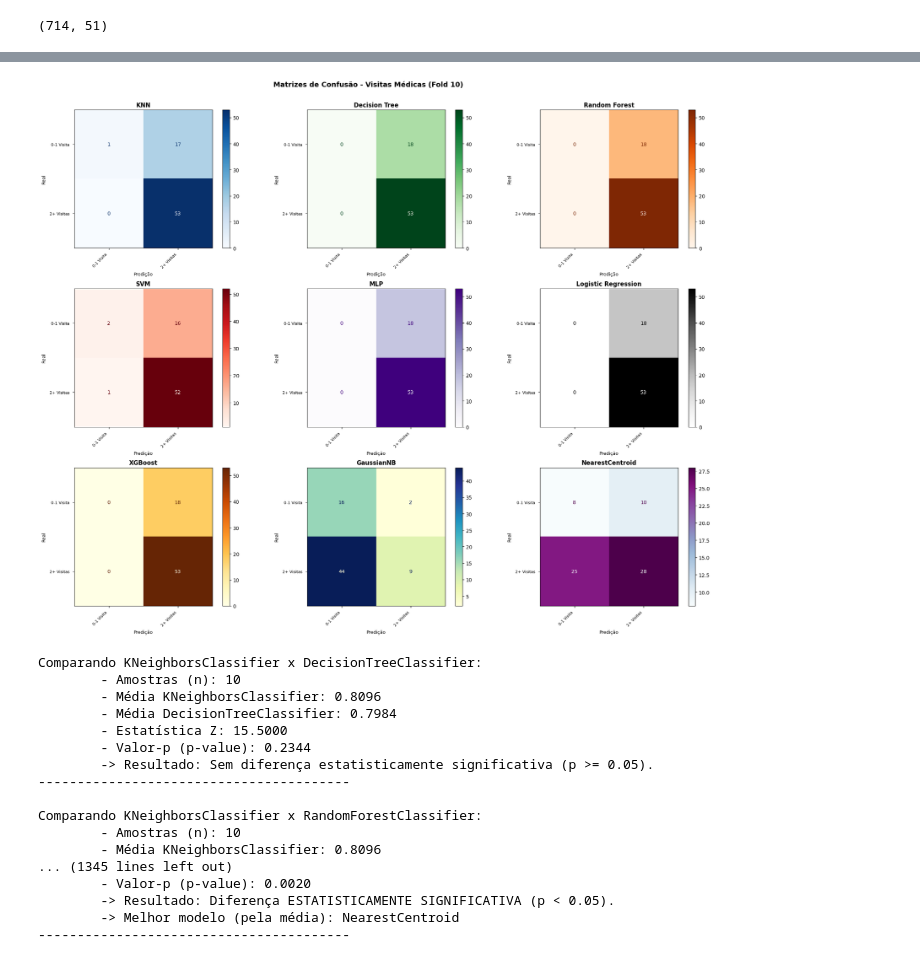
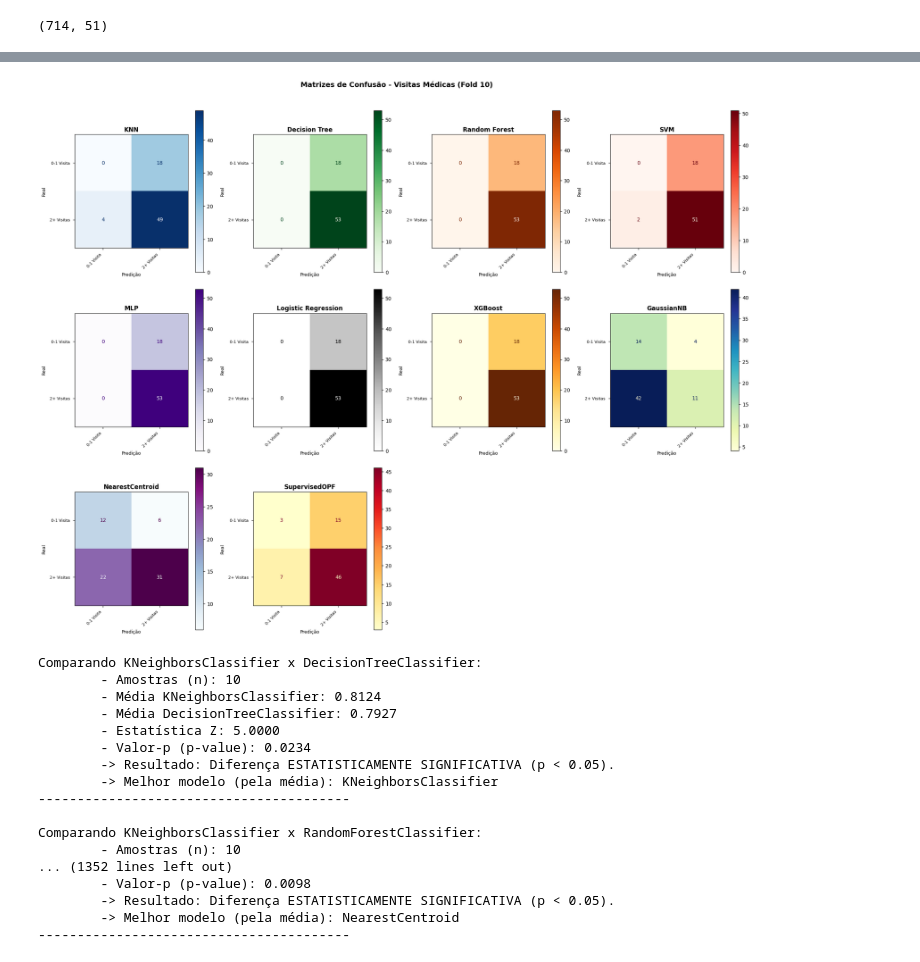
Before and after one commit to pkziinn10/Analyze-the-use-of-medical-services-by-the-elderly, a Jupyter notebook: src/AUSMI.ipynb, the cells around one changed output, grey strips where cells are left out. Saved outputs shown, nothing was run; the diff lists cells and outputs as text; code cells hidden in the pictures.

Commit message:
feat: Adding graphic IC 95% and algorithm OPF

```diff
--- a/src/AUSMI.ipynb
+++ b/src/AUSMI.ipynb
@@ -646,20 +670,21 @@ confusion_matrices_LR = []
 confusion_matrices_XGB = []
 confusion_matrices_NB = []
 confusion_matrices_NC = []
+confusion_matrices_OPF = []
 # %%
 # Estrutura para guardar os resultados do MDI
 resultados_mdi = {
-    'DT': [], 'RF': [], 'XGB': []
+    'DT': [], 'RF': [], 'XGB': [], 'OPF': []
 }
 # %%
 gridsearch_results_f1 = {
     'KNN': [], 'DT': [], 'RF': [], 'SVM': [],
-    'MLP': [], 'LR': [], 'XGB': [], 'NB': [], 'NC': []
+    'MLP': [], 'LR': [], 'XGB': [], 'NB': [], 'NC': [], 'OPF': []
 }
 # %%
 gridsearch_results_acc = {
     'KNN': [], 'DT': [], 'RF': [], 'SVM': [],
-    'MLP': [], 'LR': [], 'XGB': [], 'NB': [], 'NC': []
+    'MLP': [], 'LR': [], 'XGB': [], 'NB': [], 'NC': [], 'OPF': []
 }
 # %%
 # função de seleção f1_macro na validação interna
@@ -1539,32 +1477,32 @@ DecisionTreeClassifier:
 # %%
 plt.figure(figsize=(20, 16))  # altura maior para 3 linhas
-models = ['KNN', 'Decision Tree', 'Random Forest', 'SVM', 'MLP', 'Logistic Regression', 'XGBoost', 'GaussianNB', 'NearestCentroid']
-confusion_matrices = [cm_knn, cm_dt, cm_rf, cm_svm, cm_mlp, cm_lr, cm_xgb, cm_nb, cm_nc]
-colors = ['Blues', 'Greens', 'Oranges', 'Reds', 'Purples', 'Greys', 'YlOrBr', 'YlGnBu', 'BuPu']
+models = ['KNN', 'Decision Tree', 'Random Forest', 'SVM', 'MLP', 'Logistic Regression', 'XGBoost', 'GaussianNB', 'NearestCentroid', 'SupervisedOPF']
+confusion_matrices = [cm_knn, cm_dt, cm_rf, cm_svm, cm_mlp, cm_lr, cm_xgb, cm_nb, cm_nc, cm_opf]
+colors = ['Blues', 'Greens', 'Oranges', 'Reds', 'Purples', 'Greys', 'YlOrBr', 'YlGnBu', 'BuPu', 'YlOrRd']
 
 class_labels = [' 0-1 Visita ', ' 2+ Visitas ']
 
 for j, (model, cm, color) in enumerate(zip(models, confusion_matrices, colors)):
-    plt.subplot(3, 3, j+1)  # ← (3, 3) em vez de (2, 4)
+    plt.subplot(3, 4, j+1)  # ← (3, 4) em vez de (2, 4)
 
     disp = ConfusionMatrixDisplay(confusion_matrix=cm, display_labels=class_labels)
     disp.plot(cmap=color, ax=plt.gca(), values_format='d')
 
     plt.title(f'{model}', fontsize=12, fontweight='bold')
     plt.xlabel('Predição', fontsize=9)
     plt.ylabel('Real', fontsize=9)
 
     plt.xticks(rotation=45, ha='right', fontsize=8)
     plt.yticks(fontsize=8)
 
 plt.suptitle(f'Matrizes de Confusão - Visitas Médicas (Fold {i+1})',
              fontsize=14, fontweight='bold')
 
 plt.tight_layout()
 plt.subplots_adjust(top=0.93)
 plt.show()
 # %% [output]
-[figure, old version]
+[figure, new version]
 # %%
 all_metrics_results = {
     'Acurácia': [
@@ -1576,7 +1514,8 @@ all_metrics_results = {
         ('LogisticRegression', acc_test_scores_LR),
         ('XGBClassifier', acc_test_scores_XGB),
         ('GaussianNB', acc_test_scores_NB),
-        ('NearestCentroid', acc_test_scores_NC)
+        ('NearestCentroid', acc_test_scores_NC),
+        ('SupervisedOPF', acc_test_scores_OPF)
 
     ],
     'Precisão': [
@@ -1588,7 +1527,8 @@ all_metrics_results = {
         ('LogisticRegression', precision_test_scores_LR),
         ('XGBClassifier', precision_test_scores_XGB),
         ('GaussianNB', precision_test_scores_NB),
-        ('NearestCentroid', precision_test_scores_NC)
+        ('NearestCentroid', precision_test_scores_NC),
+        ('SupervisedOPF', precision_test_scores_OPF)
 
     ],
     'Recall': [
@@ -1600,7 +1540,8 @@ all_metrics_results = {
         ('LogisticRegression', recall_test_scores_LR),
         ('XGBClassifier', recall_test_scores_XGB),
         ('GaussianNB', recall_test_scores_NB),
-        ('NearestCentroid', recall_test_scores_NC)
+        ('NearestCentroid', recall_test_scores_NC),
+        ('SupervisedOPF', recall_test_scores_OPF)
 
     ],
     'F1-Score': [
@@ -1612,7 +1553,20 @@ all_metrics_results = {
         ('LogisticRegression', f1_test_scores_LR),
         ('XGBClassifier', f1_test_scores_XGB),
         ('GaussianNB', f1_test_scores_NB),
-        ('NearestCentroid', f1_test_scores_NC)
+        ('NearestCentroid', f1_test_scores_NC),
+        ('SupervisedOPF', f1_test_scores_OPF)
+    ],
+    'AUROC': [
+        ('KNeighborsClassifier', auroc_test_scores_KNN),
+        ('DecisionTreeClassifier', auroc_test_scores_DT),
+        ('RandomForestClassifier', auroc_test_scores_RF),
+        ('SVM', auroc_test_scores_SVM),
+        ('MLPClassifier', auroc_test_scores_MLP),
+        ('LogisticRegression', auroc_test_scores_LR),
+        ('XGBClassifier', auroc_test_scores_XGB),
+        ('GaussianNB', auroc_test_scores_NB),
+        ('NearestCentroid', auroc_test_scores_NC),
+        ('SupervisedOPF', auroc_test_scores_OPF)
     ]
 }
 
@@ -1666,18 +1620,18 @@ for metric_name, model_scores_list in all_metrics_results.items():
 # %% [output]
 Comparando KNeighborsClassifier x DecisionTreeClassifier:
         - Amostras (n): 10
-        - Média KNeighborsClassifier: 0.8096
-        - Média DecisionTreeClassifier: 0.7984
-        - Estatística Z: 15.5000
-        - Valor-p (p-value): 0.2344
-        -> Resultado: Sem diferença estatisticamente significativa (p >= 0.05).
+        - Média KNeighborsClassifier: 0.8124
+        - Média DecisionTreeClassifier: 0.7927
+        - Estatística Z: 5.0000
+        - Valor-p (p-value): 0.0234
+        -> Resultado: Diferença ESTATISTICAMENTE SIGNIFICATIVA (p < 0.05).
+        -> Melhor modelo (pela média): KNeighborsClassifier
 ----------------------------------------
 
 Comparando KNeighborsClassifier x RandomForestClassifier:
         - Amostras (n): 10
-        - Média KNeighborsClassifier: 0.8096
-... (1345 lines left out)
-        - Valor-p (p-value): 0.0020
+... (1352 lines left out)
+        - Valor-p (p-value): 0.0098
         -> Resultado: Diferença ESTATISTICAMENTE SIGNIFICATIVA (p < 0.05).
         -> Melhor modelo (pela média): NearestCentroid
 ----------------------------------------
```
Also changed, not shown: parts of 18 cells of this notebook.
